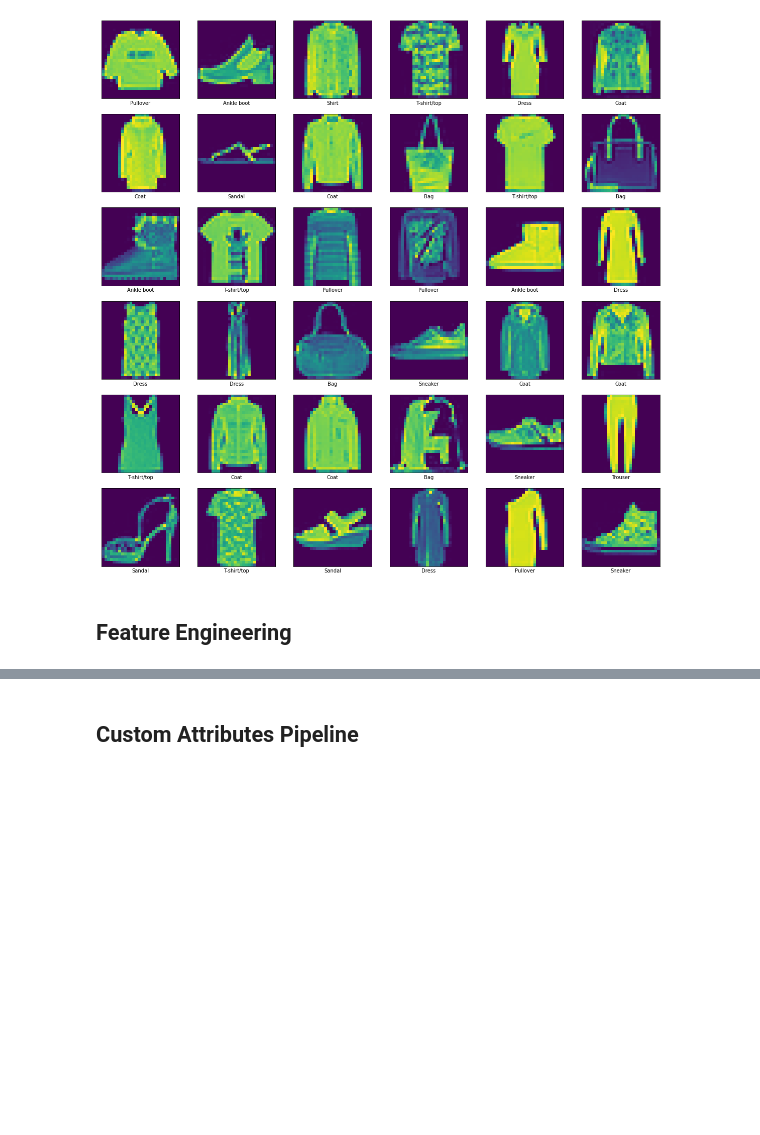
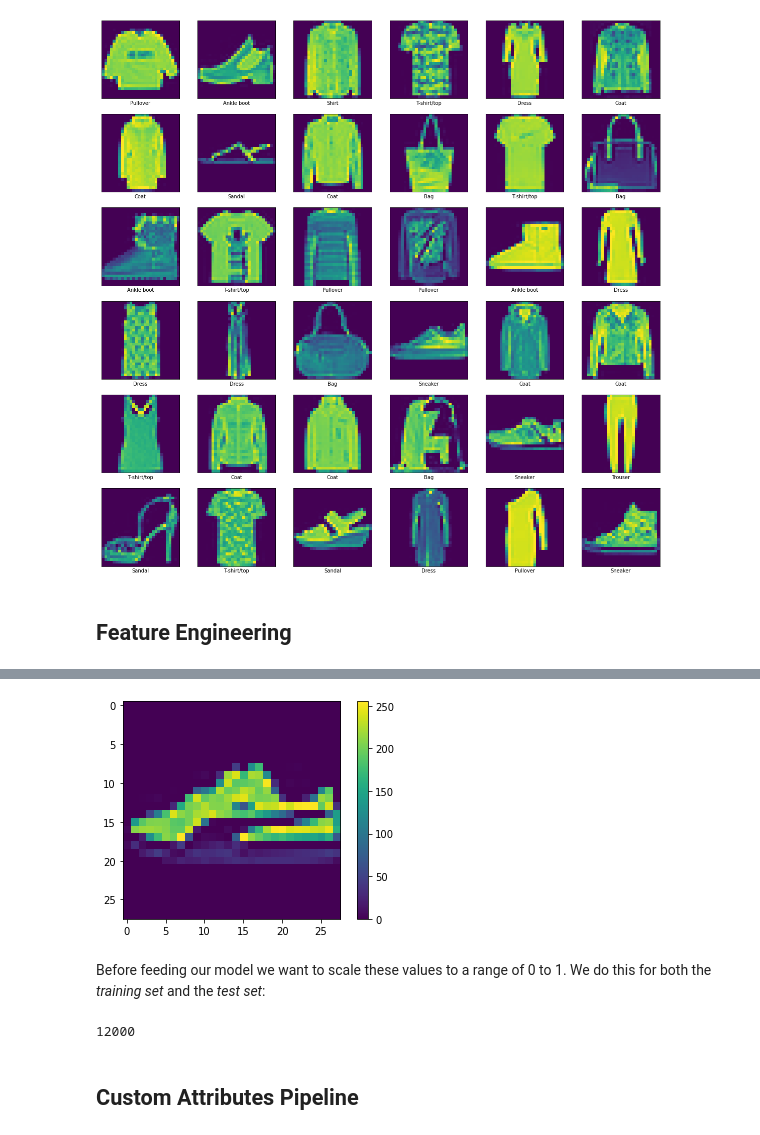
Before and after one commit to MrHencke/DAT158-ML-Oblig2-ML, a Jupyter notebook: main.ipynb, the cells around one changed output, grey strips where cells are left out. Drawn from its saved outputs; the diff is of its cells as text; code cells hidden in the pictures; blank space fills up the shorter version.

```diff
--- a/main.ipynb
+++ b/main.ipynb
@@ -174,0 +211,10 @@ for i in range(36):
+# %%
+plt.figure()
+plt.imshow(X_train[0].reshape(28,28))
+plt.colorbar()
+plt.grid(False)
+plt.show()
+# %% [output]
+[figure, added]
+# %% [markdown]
+Before feeding our model we want to scale these values to a range of 0 to 1. We do this for both the <i>training set</i> and the <i>test set</i>:
@@ -174,0 +228,4 @@ for i in range(36):
+# %%
+len(X_test)
+# %% [output]
+12000
```
Also changed, not shown: parts of 40 cells of this notebook, 2 other files.
